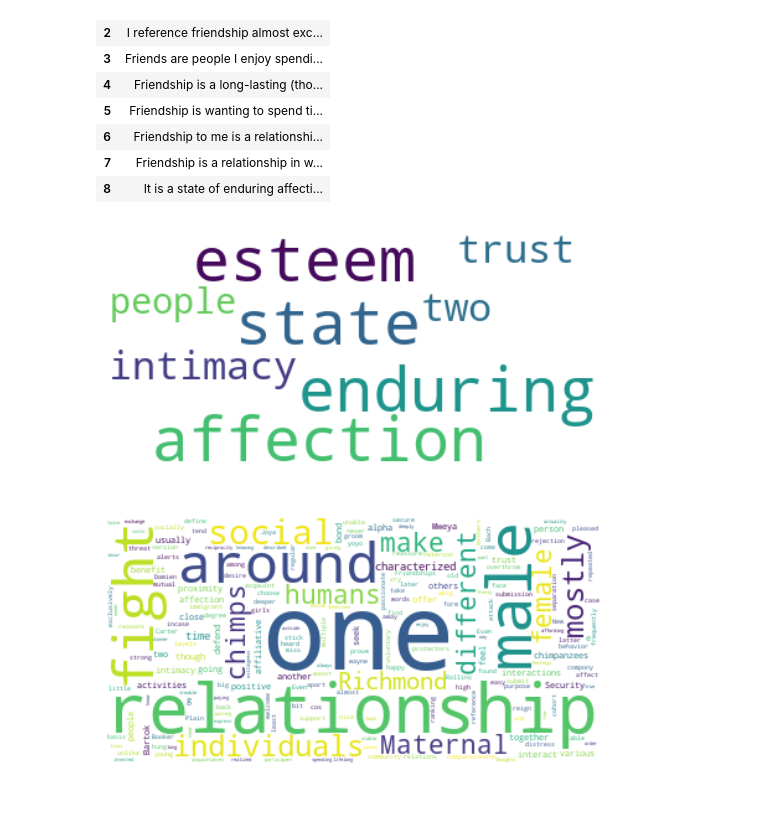
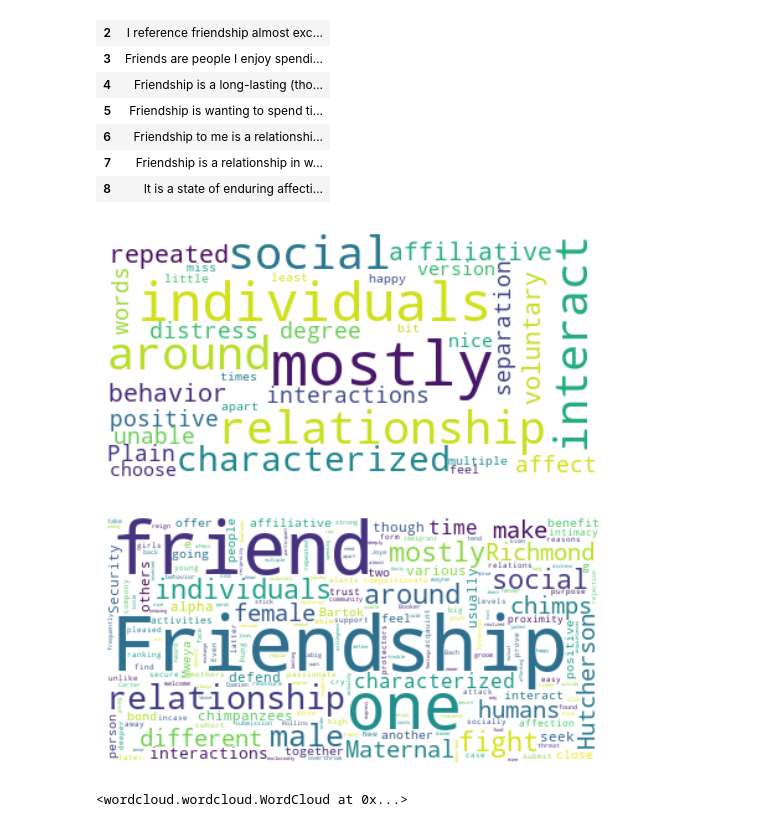
Before and after one commit to nwstetson/FriendshipDefined, a Jupyter notebook: wordcloud.ipynb, the cells around one changed output. Cells and saved outputs as stored; diff of their text form; code cells hidden in the pictures.

Commit message:
made wordcloud

```diff
--- a/wordcloud.ipynb
+++ b/wordcloud.ipynb
@@ -33,8 +35,8 @@ df
 | 7 | Friendship is a relationship in w... |
 | 8 | It is a state of enduring affecti... |
 # %%
-# Start with one person's definition
-text = df.response[8]
+# Start with just one person's definition to test it
+text = df.response[1]
 
 # Create and generate a word cloud image:
 wordcloud = WordCloud(max_font_size=50, max_words=100, background_color="white").generate(text)
@@ -43,24 +45,26 @@ plt.imshow(wordcloud, interpolation="bilinear")
 plt.axis("off")
 plt.show()
 # %% [output]
-[figure, old version]
+[figure, new version]
 # %%
 # with all definitions combined
 text = " ".join(response for response in df.response)
 # %%
 # Create stopword list:
 stopwords = set(STOPWORDS)
-stopwords.update(["friend", "friendship", 'Hutcherson', 'friends']) # words we don't want to include in wordcloud (empty for now)
+stopwords.update([]) # words we don't want to include in wordcloud (empty for now)
 
 # Generate a word cloud image
 wordcloud = WordCloud(stopwords=stopwords, background_color="white").generate(text)
 
 # Display the generated image:
 plt.imshow(wordcloud, interpolation='bilinear')
 plt.axis("off")
 plt.show()
 # %% [output]
-[figure, old version]
+[figure, new version]
 # %%
 #save as png
 wordcloud.to_file("wordcloud.png")
+# %% [output]
+<wordcloud.wordcloud.WordCloud at 0x...>
```
Also changed, not shown: parts of 1 cell of this notebook, 1 other file.
